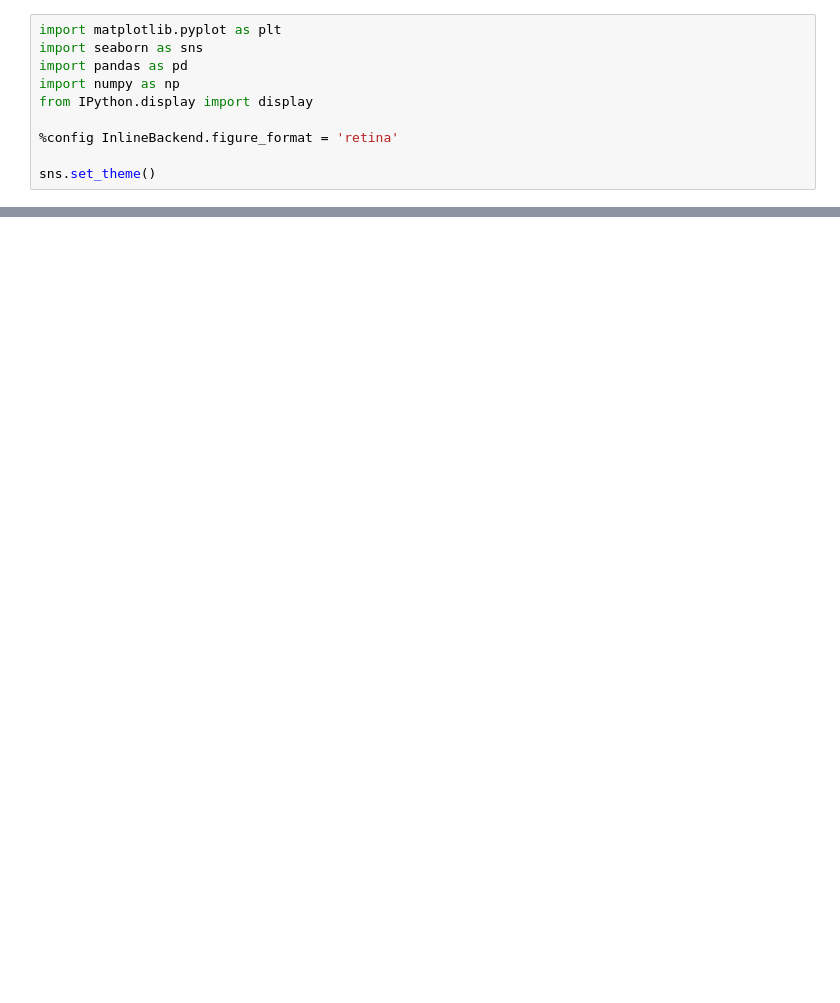
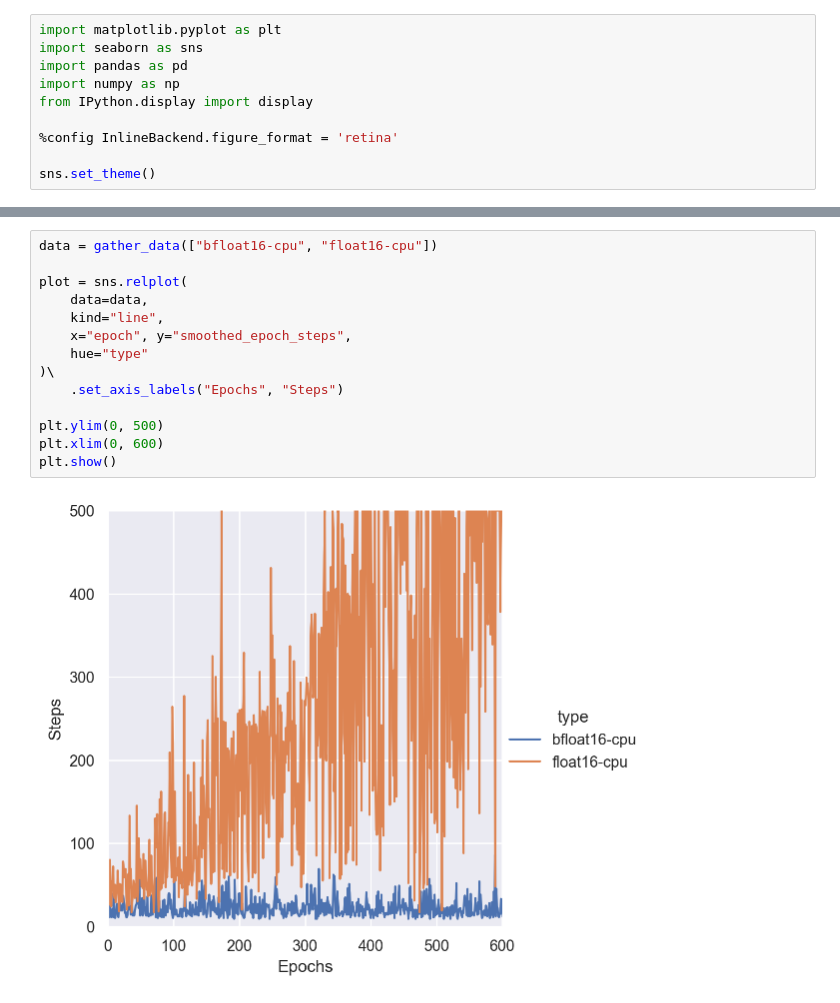
Before and after one commit to b0kch01/QuantizeRL, a Jupyter notebook: cart_pole/visualization.ipynb, the cells around one changed output, grey strips where cells are left out. Cells and saved outputs as stored; diff of their text form; blank space fills up the shorter version.

```diff
--- a/cart_pole/visualization.ipynb
+++ b/cart_pole/visualization.ipynb
@@ -32,0 +100,16 @@ ValueError: Length of tuple vectors must match length of `data` when both are us
+# %%
+data = gather_data(["bfloat16-cpu", "float16-cpu"])
+
+plot = sns.relplot(
+    data=data,
+    kind="line",
+    x="epoch", y="smoothed_epoch_steps",
+    hue="type"
+)\
+    .set_axis_labels("Epochs", "Steps")
+
+plt.ylim(0, 500)
+plt.xlim(0, 600)
+plt.show()
+# %% [output]
+[figure, added]
```
Also changed, not shown: parts of 8 cells of this notebook, 27 other files.
